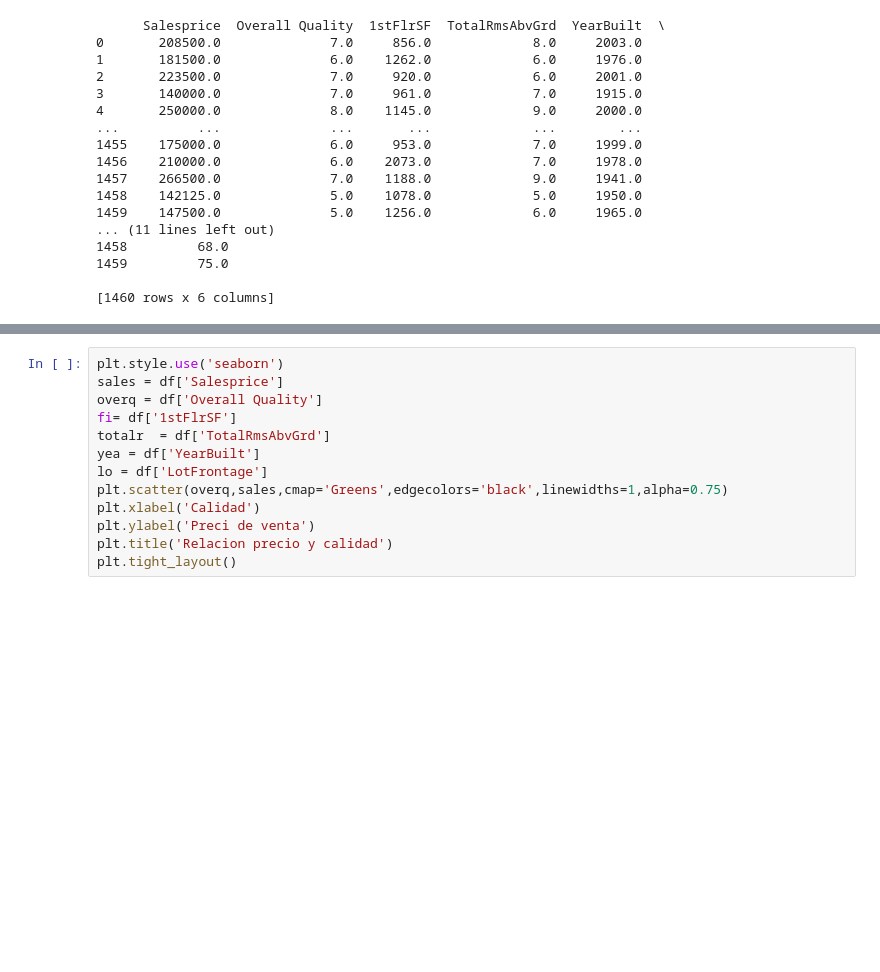
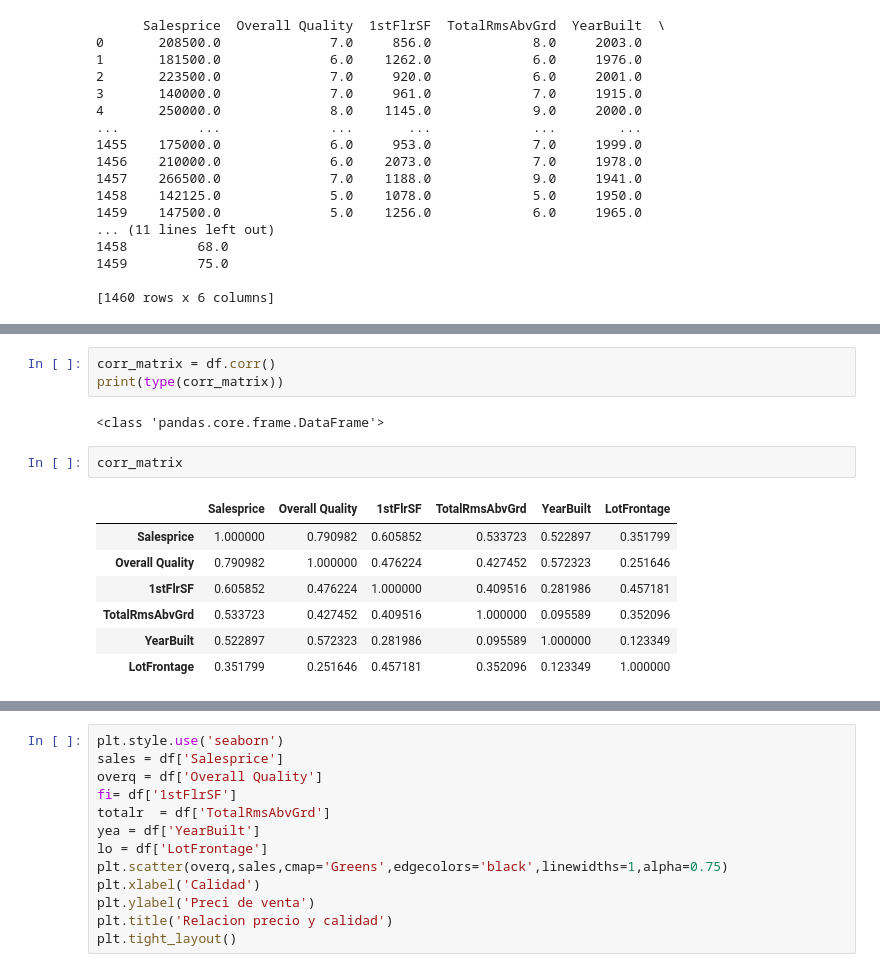
Before and after one commit to Senryo1/proyecto, a Jupyter notebook: proyecto.ipynb, the cells around one changed output, grey strips where cells are left out. Saved outputs shown, nothing was run; the diff lists cells and outputs as text; blank space fills up the shorter version.

```diff
--- a/proyecto.ipynb
+++ b/proyecto.ipynb
@@ -59,0 +71,15 @@ dtype: float64 <built-in function min>
+# %%
+corr_matrix = df.corr()
+print(type(corr_matrix))
+# %% [output]
+<class 'pandas.core.frame.DataFrame'>
+# %%
+corr_matrix
+# %% [output]
+|  | Salesprice | Overall Quality | 1stFlrSF | TotalRmsAbvGrd | YearBuilt | LotFrontage |
+| Salesprice | 1.000000 | 0.790982 | 0.605852 | 0.533723 | 0.522897 | 0.351799 |
+| Overall Quality | 0.790982 | 1.000000 | 0.476224 | 0.427452 | 0.572323 | 0.251646 |
+| 1stFlrSF | 0.605852 | 0.476224 | 1.000000 | 0.409516 | 0.281986 | 0.457181 |
+| TotalRmsAbvGrd | 0.533723 | 0.427452 | 0.409516 | 1.000000 | 0.095589 | 0.352096 |
+| YearBuilt | 0.522897 | 0.572323 | 0.281986 | 0.095589 | 1.000000 | 0.123349 |
+| LotFrontage | 0.351799 | 0.251646 | 0.457181 | 0.352096 | 0.123349 | 1.000000 |
```
Also changed, not shown: parts of 12 cells of this notebook.
